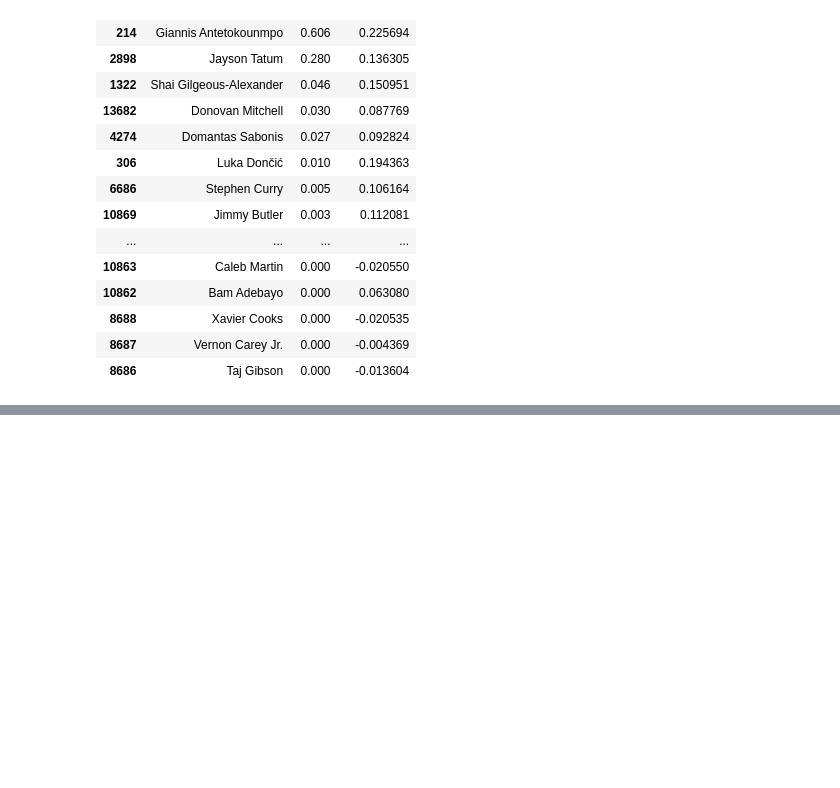
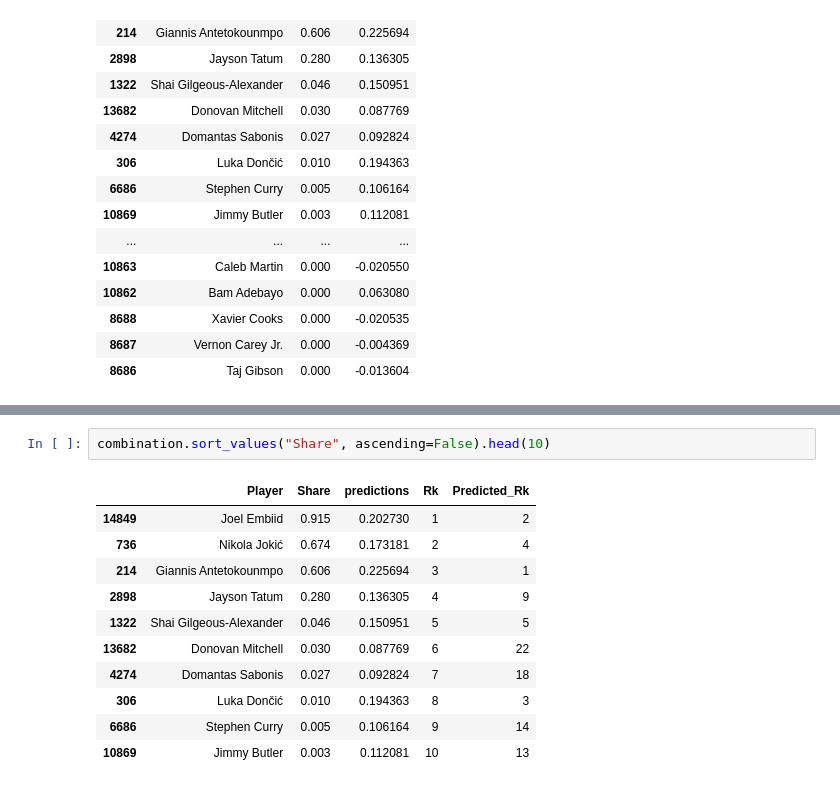
Before and after one commit to jhsu0811/nba-mvp-predictor, a Jupyter notebook: machine_learning.ipynb, the cells around one changed output, grey strips where cells are left out. Cells and saved outputs as stored; diff of their text form; blank space fills up the shorter version.

```diff
--- a/machine_learning.ipynb
+++ b/machine_learning.ipynb
@@ -129,0 +188,14 @@ combination.sort_values("Share", ascending=False).head(20)
+# %%
+combination.sort_values("Share", ascending=False).head(10)
+# %% [output]
+|  | Player | Share | predictions | Rk | Predicted_Rk |
+| 14849 | Joel Embiid | 0.915 | 0.202730 | 1 | 2 |
+| 736 | Nikola Jokić | 0.674 | 0.173181 | 2 | 4 |
+| 214 | Giannis Antetokounmpo | 0.606 | 0.225694 | 3 | 1 |
+| 2898 | Jayson Tatum | 0.280 | 0.136305 | 4 | 9 |
+| 1322 | Shai Gilgeous-Alexander | 0.046 | 0.150951 | 5 | 5 |
+| 13682 | Donovan Mitchell | 0.030 | 0.087769 | 6 | 22 |
+| 4274 | Domantas Sabonis | 0.027 | 0.092824 | 7 | 18 |
+| 306 | Luka Dončić | 0.010 | 0.194363 | 8 | 3 |
+| 6686 | Stephen Curry | 0.005 | 0.106164 | 9 | 14 |
+| 10869 | Jimmy Butler | 0.003 | 0.112081 | 10 | 13 |
```
Also changed, not shown: parts of 19 cells of this notebook.
